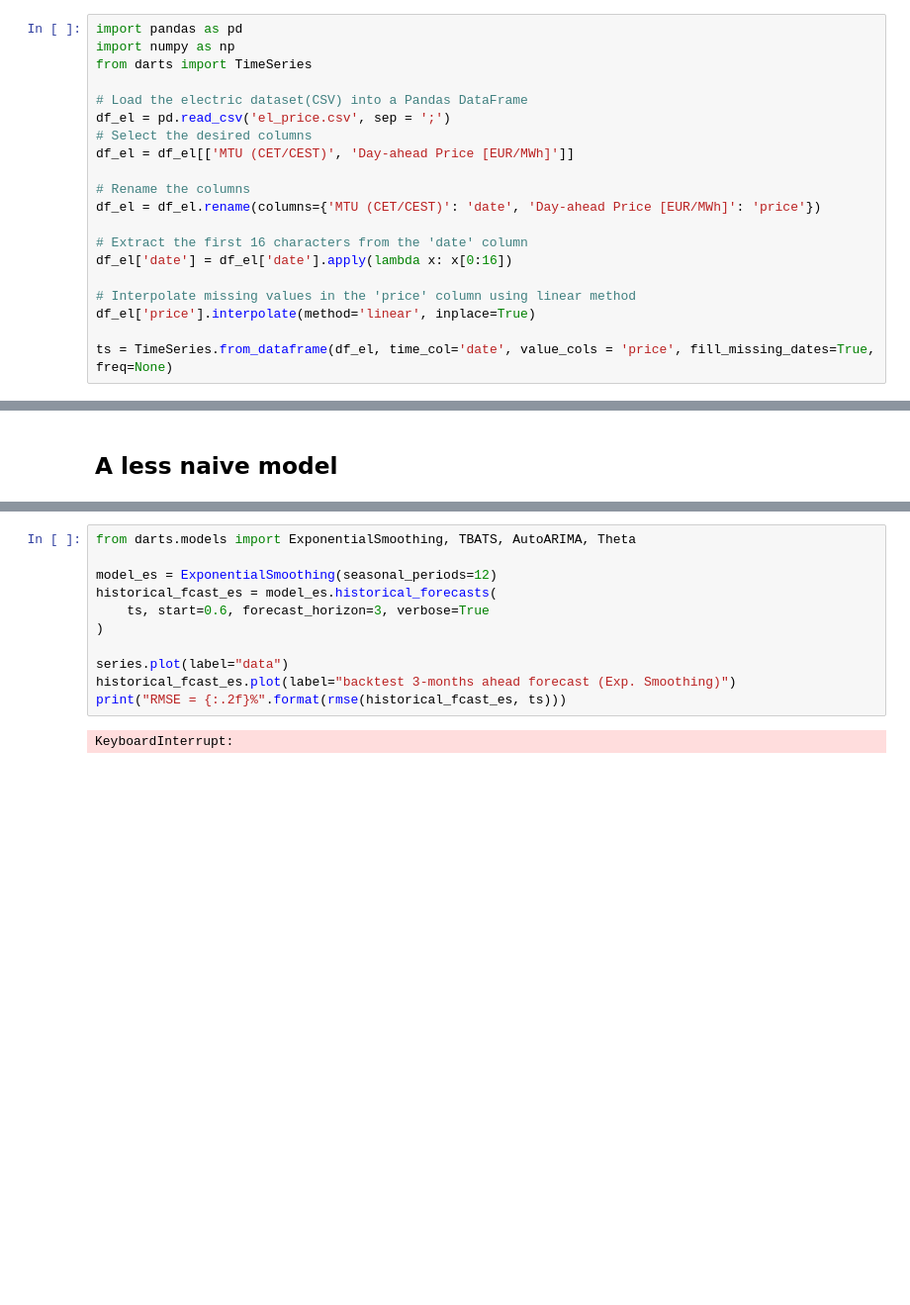
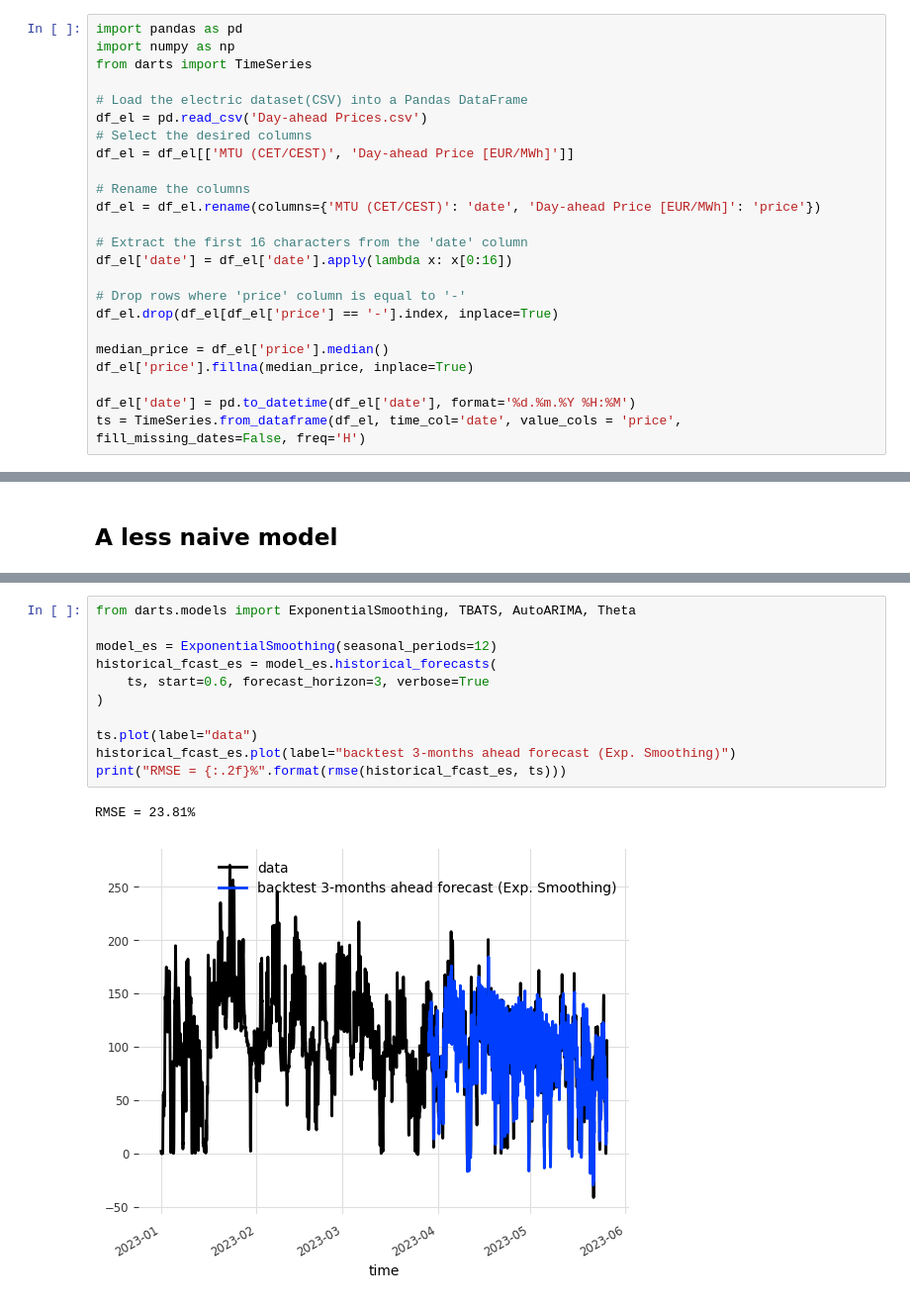
Before and after one commit to Brlsadiksha/M6_sem_project, a Jupyter notebook: 03_sklearn_linear model.ipynb, the cells around one changed output, grey strips where cells are left out. Shown at 99% size. Cells and saved outputs as stored; diff of their text form; blank space fills up the shorter version.

```diff
--- a/03_sklearn_linear model.ipynb
+++ b/03_sklearn_linear model.ipynb
@@ -10,7 +10,7 @@ import numpy as np
 from darts import TimeSeries
 
 # Load the electric dataset(CSV) into a Pandas DataFrame
-df_el = pd.read_csv('el_price.csv', sep = ';')
+df_el = pd.read_csv('Day-ahead Prices.csv')
 # Select the desired columns
 df_el = df_el[['MTU (CET/CEST)', 'Day-ahead Price [EUR/MWh]']]
 
@@ -20,10 +20,14 @@ df_el = df_el.rename(columns={'MTU (CET/CEST)': 'date', 'Day-ahead Price [EUR/MW
 # Extract the first 16 characters from the 'date' column
 df_el['date'] = df_el['date'].apply(lambda x: x[0:16])
 
-# Interpolate missing values in the 'price' column using linear method
-df_el['price'].interpolate(method='linear', inplace=True)
+# Drop rows where 'price' column is equal to '-'
+df_el.drop(df_el[df_el['price'] == '-'].index, inplace=True)
 
-ts = TimeSeries.from_dataframe(df_el, time_col='date', value_cols = 'price', fill_missing_dates=True, freq=None)
+median_price = df_el['price'].median()
+df_el['price'].fillna(median_price, inplace=True)
+
+df_el['date'] = pd.to_datetime(df_el['date'], format='%d.%m.%Y %H:%M')
+ts = TimeSeries.from_dataframe(df_el, time_col='date', value_cols = 'price', fill_missing_dates=False, freq='H')
 # %%
 # we prepare data for linear model.
 
@@ -287,13 +301,14 @@ NameError: name 'train' is not defined
 # %%
 from darts.models import ExponentialSmoothing, TBATS, AutoARIMA, Theta
 
 model_es = ExponentialSmoothing(seasonal_periods=12)
 historical_fcast_es = model_es.historical_forecasts(
     ts, start=0.6, forecast_horizon=3, verbose=True
 )
 
-series.plot(label="data")
+ts.plot(label="data")
 historical_fcast_es.plot(label="backtest 3-months ahead forecast (Exp. Smoothing)")
 print("RMSE = {:.2f}%".format(rmse(historical_fcast_es, ts)))
 # %% [output]
-KeyboardInterrupt:
+RMSE = 23.81%
+[figure, added]
```
Also changed, not shown: parts of 6 cells of this notebook, 2 other files.
